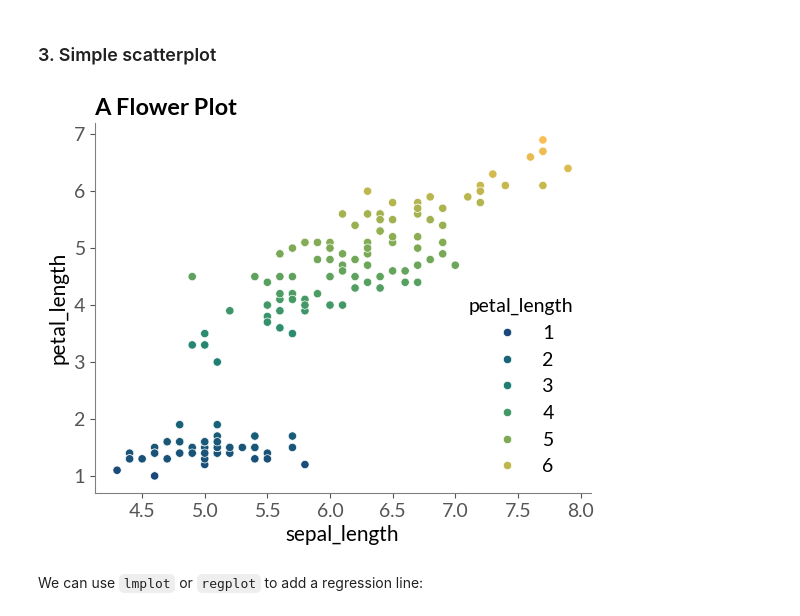
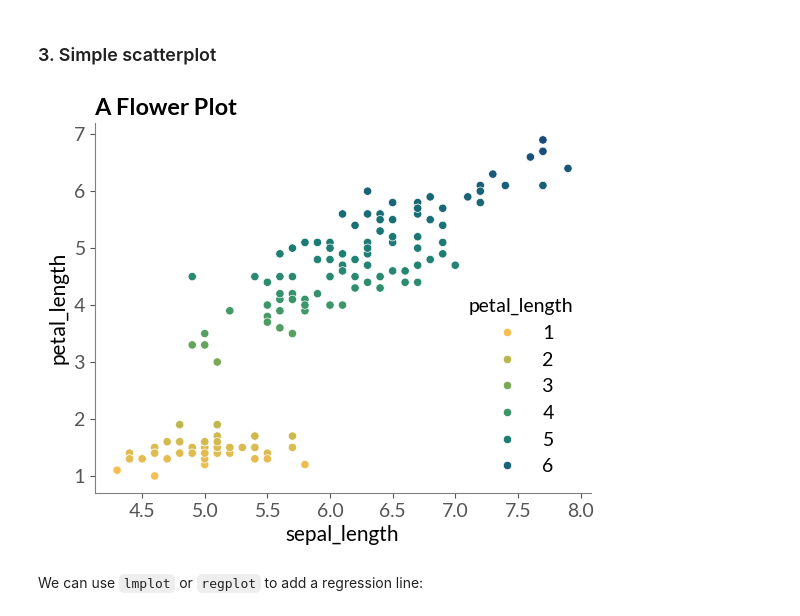
Before and after one commit to lizard-bio/nature-grade-visualization-playground, a Jupyter notebook: BioLizardStylePython/docs/example.ipynb, the cells around one changed output. Saved outputs shown, nothing was run; the diff lists cells and outputs as text; code cells hidden in the pictures.

```diff
--- a/BioLizardStylePython/docs/example.ipynb
+++ b/BioLizardStylePython/docs/example.ipynb
@@ -219,11 +219,11 @@ plt.show()
 # %% [markdown]
 ### 3. Simple scatterplot
 # %%
-sns.scatterplot(data, x='sepal_length', y='petal_length', hue='petal_length', palette=l_viridis_pal)
+sns.scatterplot(data, x='sepal_length', y='petal_length', hue='petal_length', palette='l_viridis_pal')
 plt.title('A Flower Plot')
 plt.show()
 # %% [output]
-[figure, old version]
+[figure, new version]
 # %% [markdown]
 We can use `lmplot` or `regplot` to add a regression line:
 # %%
```
Also changed, not shown: parts of 4 cells of this notebook, 2 other files.
